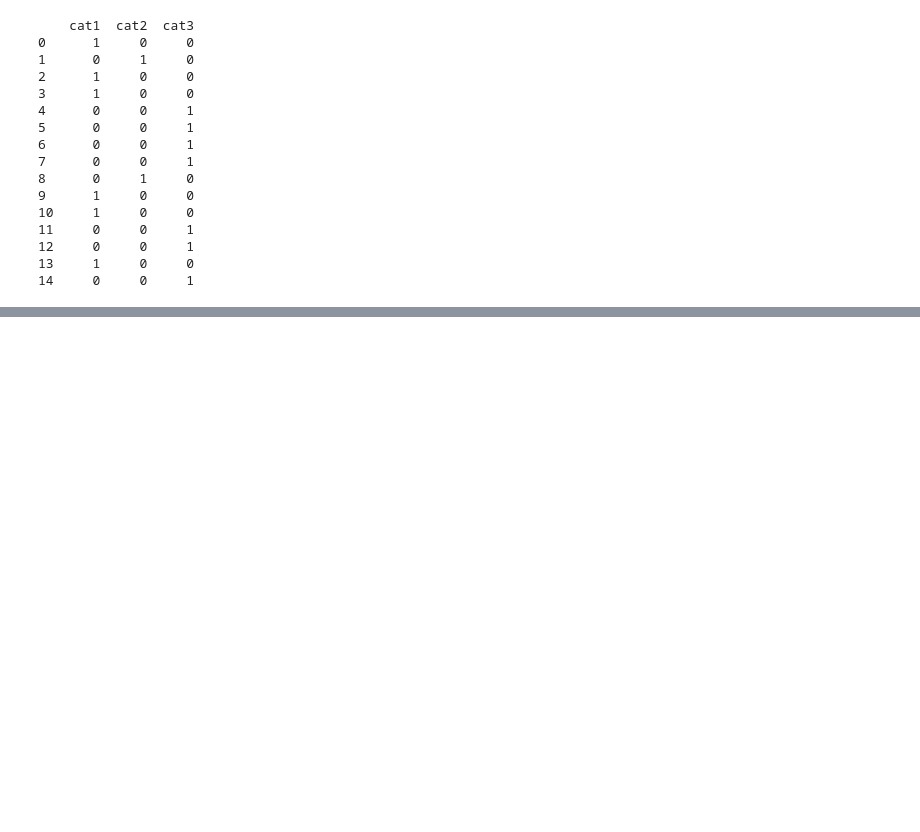
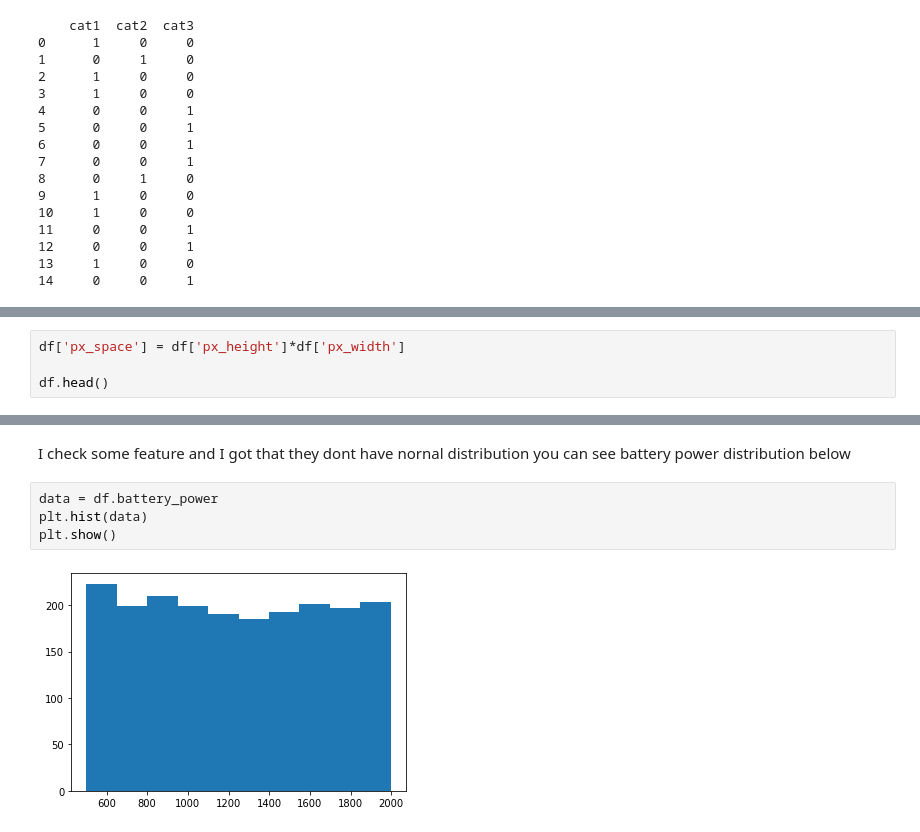
Before and after one commit to MahdyShayesteh/SBU_DataMining_Python, a Jupyter notebook: SVM_Hard_margin_and_Soft_margin.ipynb, the cells around one changed output, grey strips where cells are left out. Saved outputs shown, nothing was run; the diff lists cells and outputs as text; blank space fills up the shorter version.

```diff
--- a/SVM_Hard_margin_and_Soft_margin.ipynb
+++ b/SVM_Hard_margin_and_Soft_margin.ipynb
@@ -137,0 +141,4 @@ print(y.head(15))
+# %%
+df['px_space'] = df['px_height']*df['px_width']
+
+df.head()
@@ -137,0 +168,9 @@ print(y.head(15))
+# %% [markdown]
+I check some feature and I got that they dont have nornal distribution
+you can see battery power distribution below
+# %%
+data = df.battery_power
+plt.hist(data)
+plt.show()
+# %% [output]
+[figure, added]
```
Also changed, not shown: parts of 13 cells of this notebook.
